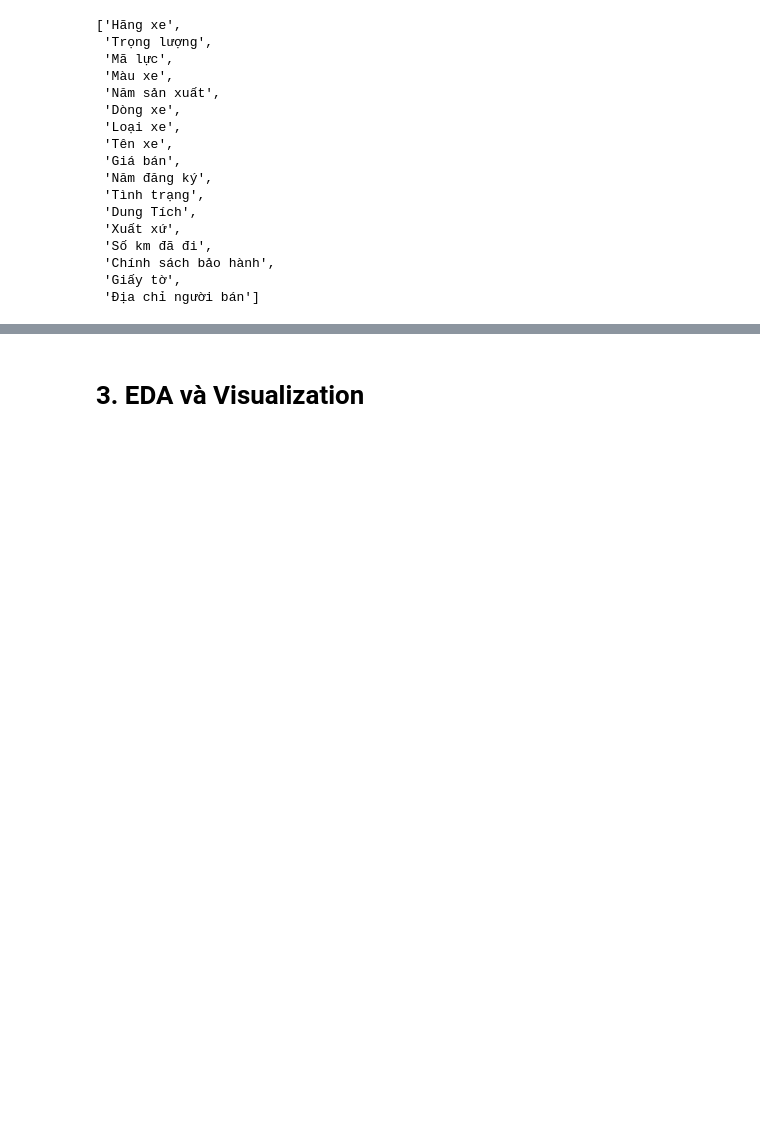
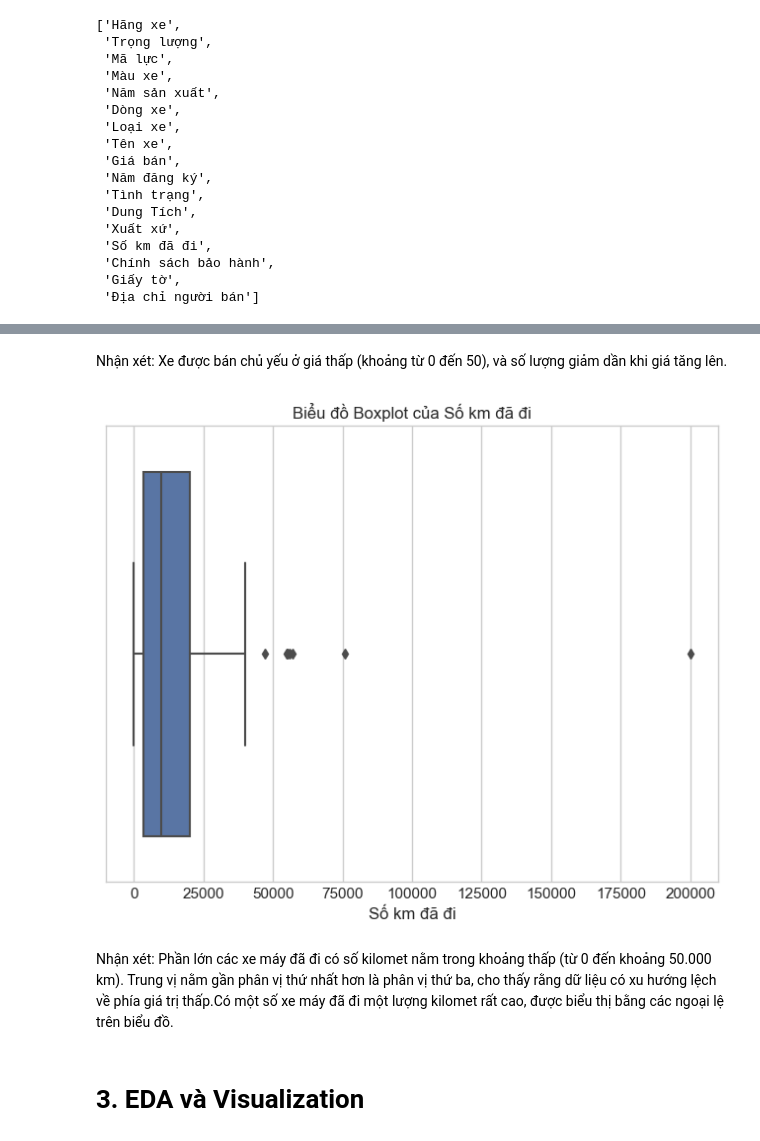
Before and after one commit to chuonguit/IE224_PhanTichDuLieu, a Jupyter notebook: predict.ipynb, the cells around one changed output, grey strips where cells are left out. Saved outputs shown, nothing was run; the diff lists cells and outputs as text; code cells hidden in the pictures; blank space fills up the shorter version.

```diff
--- a/predict.ipynb
+++ b/predict.ipynb
@@ -152,2 +293,17 @@ df.head()
+# %% [markdown]
+Nhận xét: Xe được bán chủ yếu ở giá thấp (khoảng từ 0 đến 50), và số lượng giảm dần khi giá tăng lên.
+# %%
+import seaborn as sns
+
+plt.figure(figsize=(8, 6))
+sns.boxplot(x='số_km_đã_đi', data=df, orient='vertical')
+plt.xlabel('Số km đã đi')
+plt.title('Biểu đồ Boxplot của Số km đã đi')
+plt.show()
+# %% [output]
+[figure, added]
+# %% [markdown]
+Nhận xét: Phần lớn các xe máy đã đi có số kilomet nằm trong khoảng thấp (từ 0 đến khoảng 50.000 km).
+Trung vị nằm gần phân vị thứ nhất hơn là phân vị thứ ba, cho thấy rằng dữ liệu có xu hướng lệch về phía giá trị thấp.Có một số xe máy đã đi một lượng kilomet rất cao, được biểu thị bằng các ngoại lệ trên biểu đồ.
 # %% [markdown]
 # 3. EDA và Visualization
```
Also changed, not shown: parts of 22 cells of this notebook, 2 other files.
